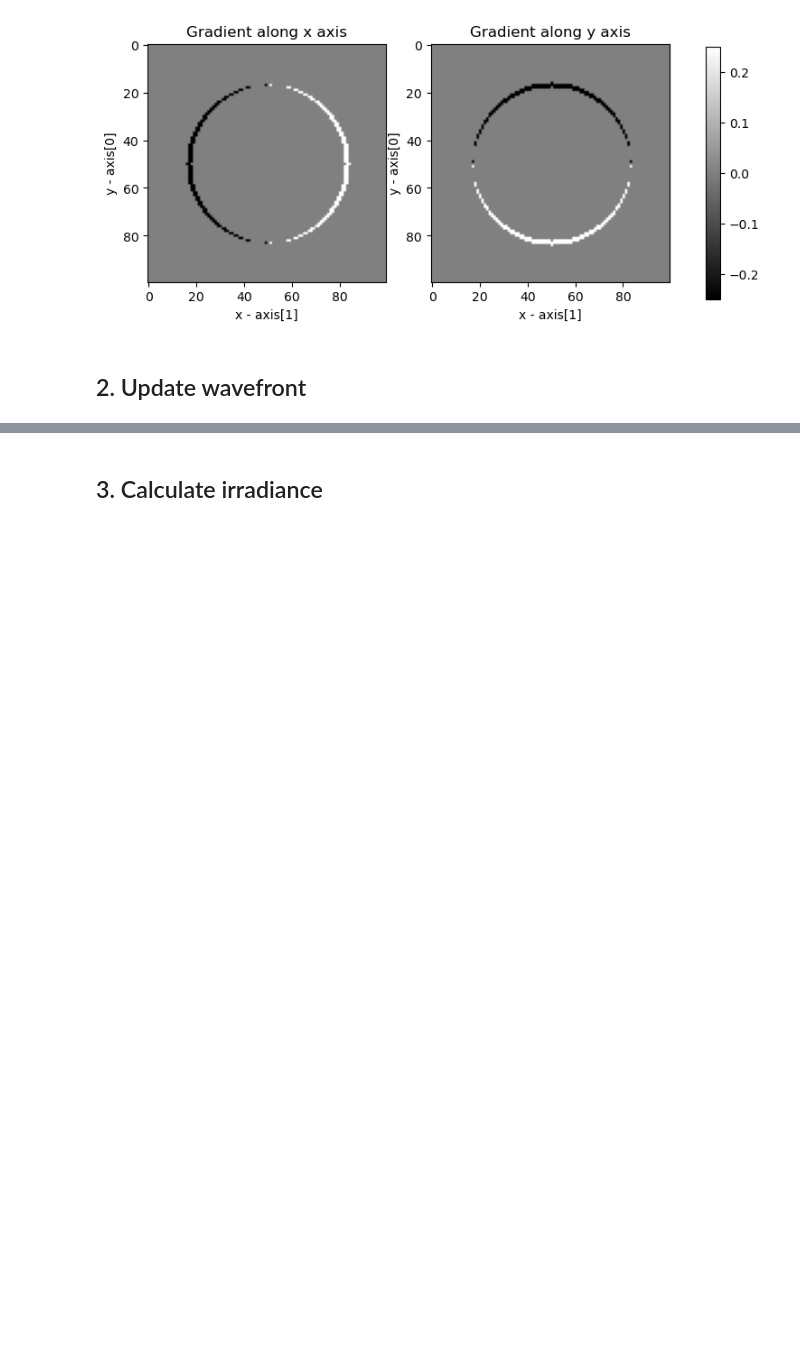
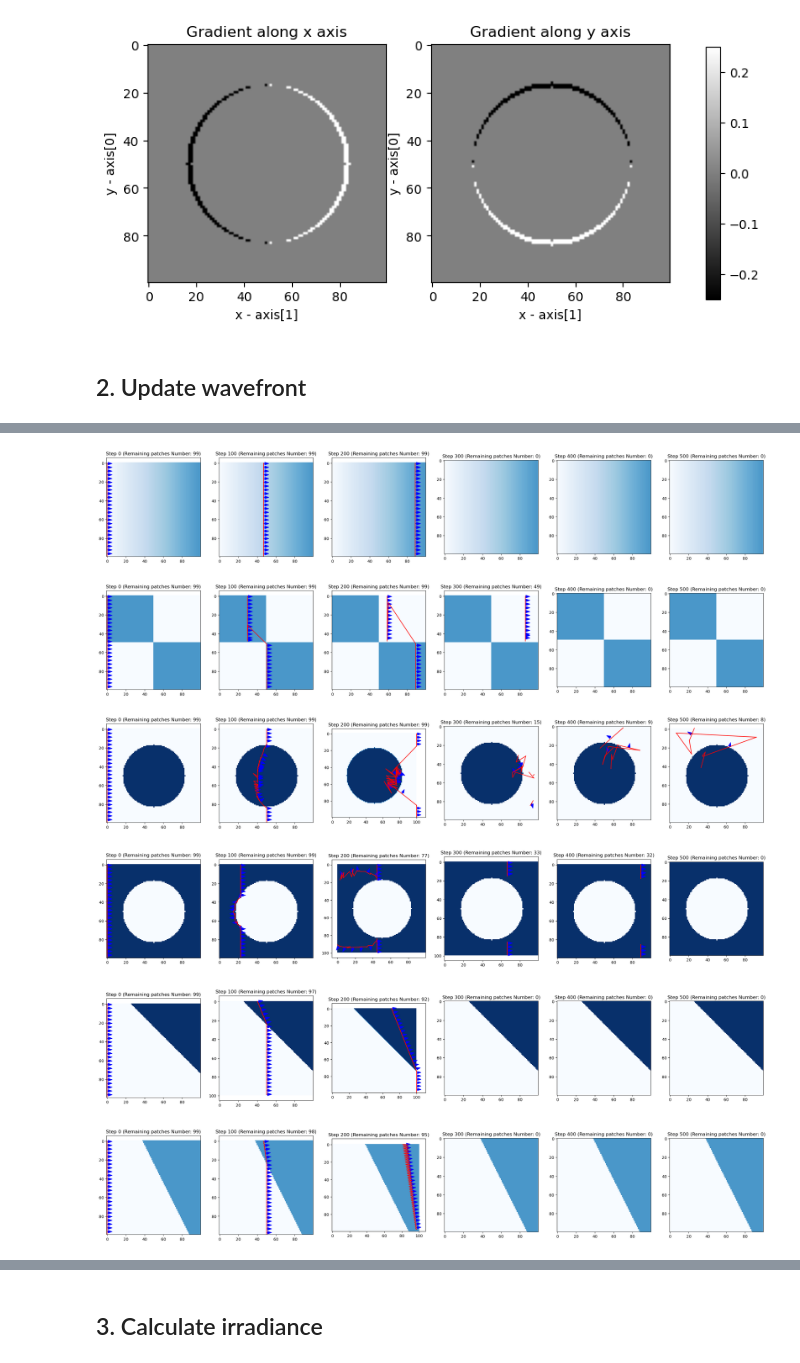
Before and after one commit to swirling-wind/demo-eikonal, a Jupyter notebook: wavefront_propagation.ipynb, the cells around one changed output, grey strips where cells are left out. Saved outputs shown, nothing was run; the diff lists cells and outputs as text; code cells hidden in the pictures; blank space fills up the shorter version.

Commit message:
Add wavefront patch propagation

```diff
--- a/wavefront_propagation.ipynb
+++ b/wavefront_propagation.ipynb
@@ -143 +163,81 @@ initial_patches
+# %%
+def update_wavefront_patches(patches: list[Patch], IOR: np.ndarray, delta_t: float):
+    new_patches = []
+    grad_x_ior, grad_y_ior = compute_gradients(IOR)
+    for patch in patches:
+        start_x, start_y = patch.start_pos
+        end_x, end_y = patch.end_pos
+        start_vx, start_vy = patch.start_dir
+        end_vx, end_vy = patch.end_dir
+
+        if (0 <= int(start_y) < IOR.shape[0] and 0 <= int(start_x) < IOR.shape[1] and
+            0 <= int(end_y) < IOR.shape[0] and 0 <= int(end_x) < IOR.shape[1]):
+
+            start_n = IOR[int(start_y), int(start_x)]
+            end_n = IOR[int(end_y), int(end_x)]
+            start_nx = grad_x_ior[int(start_y), int(start_x)]
+            start_ny = grad_y_ior[int(start_y), int(start_x)]
+            end_nx = grad_x_ior[int(end_y), int(end_x)]
+            end_ny = grad_y_ior[int(end_y), int(end_x)]
+
+            # x_i+1 = x_i + delta_t * v_i / n^2
+            # Calculate the new positions
+            new_start_x = start_x + delta_t * (start_vx / (start_n**2))
+            new_start_y = start_y + delta_t * (start_vy / (start_n**2))
+            new_end_x = end_x + delta_t * (end_vx / (end_n**2))
+            new_end_y = end_y + delta_t * (end_vy / (end_n**2))
+            # v_i+1 = v_i + delta_t * grad_n / n
+            # Calculate the new directions
+            new_start_vx = start_vx + delta_t * (start_nx / start_n)
+            new_start_vy = start_vy + delta_t * (start_ny / start_n)
+            new_end_vx = end_vx + delta_t * (end_nx / end_n)
+            new_end_vy = end_vy + delta_t * (end_ny / end_n)
+
+            new_patch = Patch(np.array([new_start_x, new_start_y]), np.array([new_end_x, new_end_y]),
+                              np.array([new_start_vx, new_start_vy]), np.array([new_end_vx, new_end_vy]),
+                              patch.energy)
+            new_patches.append(new_patch)
+
+    return new_patches
+
+def simulate_wavefront_propagation_patches(cur_IOR: np.ndarray, initial_wavefront_patches: list[Patch], num_steps=200, delta_t=1.0):
+    wavefront_patch_list = [initial_wavefront_patches]
+    for _ in range(num_steps):
+        new_patches = update_wavefront_patches(wavefront_patch_list[-1], cur_IOR, delta_t)
+        wavefront_patch_list.append(new_patches)
+    return wavefront_patch_list
+
+def visualize_wavefront_propagation(wavefront_patch_list: list[list[Patch]],
+                                    cur_IOR: np.ndarray, num_show_images=5):
+    # show the wavefront propagation in num_show_images steps between 0 and num_steps
+    num_steps = len(wavefront_patch_list) - 1
+    num_show_images = [i for i in range(0, num_steps + 1, num_steps // num_show_images)]
+
+    plt.figure(figsize=(5 * len(num_show_images), 5))
+    for i in num_show_images:
+        plt.subplot(1, len(num_show_images), num_show_images.index(i) + 1)
+        plt.imshow(cur_IOR, cmap='Blues', vmin=1.0, vmax=1.5)
+
+        for j, patch in enumerate(wavefront_patch_list[i]):
+            start_pos = patch.start_pos
+            end_pos = patch.end_pos
+            plt.plot([start_pos[0], end_pos[0]], [start_pos[1], end_pos[1]], color='red')
+            if j % 4 == 0:
+                mid_pos = patch.mid_pos()
+                plt.arrow(mid_pos[0], mid_pos[1], patch.start_dir[0], patch.start_dir[1], color='blue', head_width=3)
+
+        plt.title(f'Step {i} (Remaining patches Number: {len(wavefront_patch_list[i])})')
+    plt.show()
+
+for key, value in ior_field_dict.items():
+    wavefront_patches = simulate_wavefront_propagation_patches(value['ior'], initial_wavefront_patches, num_steps, delta_t)
+    value['patches_list'] = wavefront_patches
+    visualize_wavefront_propagation(wavefront_patches, value['ior'], num_show_images)
+# %% [output]
+[figure, added]
+[figure, added]
+[figure, added]
+[figure, added]
+[figure, added]
+[figure, added]
 # %%
```
Also changed, not shown: parts of 6 cells of this notebook.
